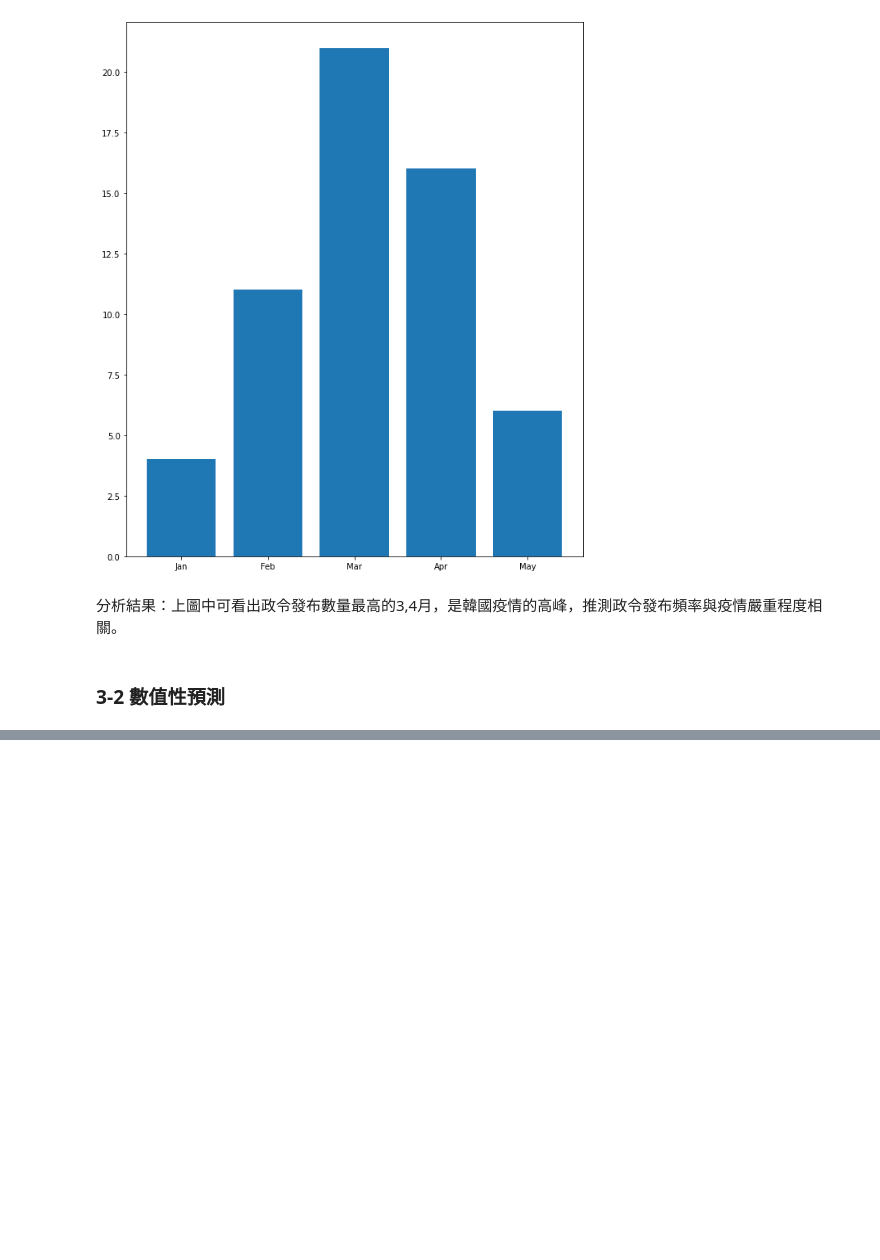
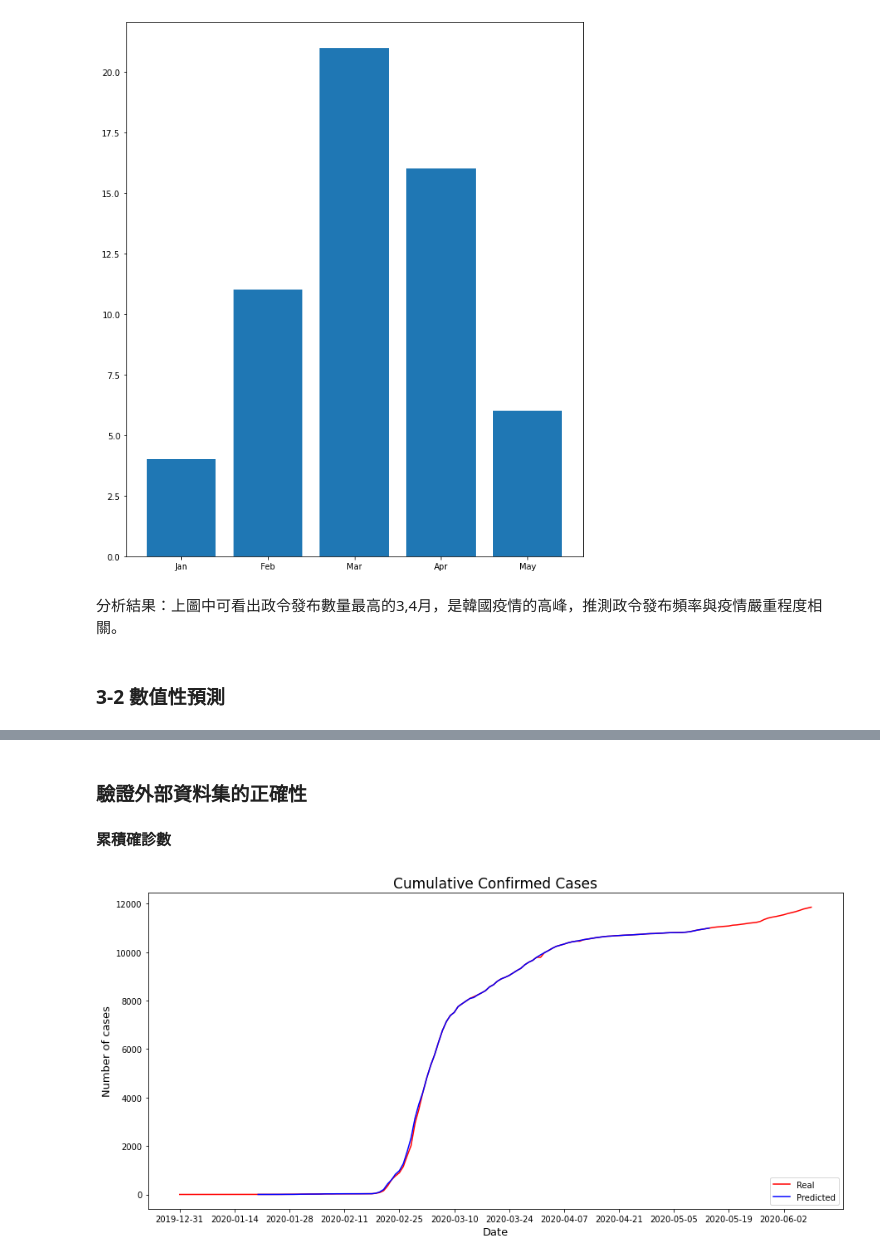
Before and after one commit to JeKuan/FDA_KOREA, a Jupyter notebook: Integrated.ipynb, the cells around one changed output, grey strips where cells are left out. Drawn from its saved outputs; the diff is of its cells as text; code cells hidden in the pictures; blank space fills up the shorter version.

```diff
--- a/Integrated.ipynb
+++ b/Integrated.ipynb
@@ -18,7 +18,7 @@ warnings.filterwarnings('ignore')
 # %%
 file_names = ['TimeAge.csv', 'TimeProvince.csv', 'Region.csv', 'TimeGender.csv'
               , 'Time.csv', 'Case.csv', 'Weather.csv', 'PatientInfo.csv'
-              , 'PatientRoute.csv', 'SeoulFloating.csv', 'SearchTrend.csv', 'Policy.csv']
+              , 'PatientRoute.csv', 'SeoulFloating.csv', 'SearchTrend.csv', 'Policy.csv','Ground.csv']
 datasets = []
 for f in file_names:
     datasets.append('dataset/' + f)
@@ -38,6 +38,7 @@ patientRoute = pd.read_csv(datasets[8])
 sfloat = pd.read_csv(datasets[9])
 search = pd.read_csv(datasets[10])
 policy = pd.read_csv(datasets[11])
+ground = pd.read_csv(datasets[12])
 # %% [markdown]
 # PartI 區域性層面分析
 -----------------------------------
@@ -2417,0 +2419,4 @@ bar = ax.bar(month, policy_count)
+# %%
+df_ground = ground
+df_ground = df_ground[df_ground.iso_code == 'KOR']
+display(df_ground.head(5).append(df_ground.tail(5)))
@@ -2417,0 +2436,17 @@ bar = ax.bar(month, policy_count)
+# %% [markdown]
+### 驗證外部資料集的正確性
+# %% [markdown]
+**累積確診數**
+# %%
+fig, ax = plt.subplots(figsize=(15, 7))
+plt.title('Cumulative Confirmed Cases', fontsize=17)
+ax.set_xlabel('Date', size=13)
+ax.set_ylabel('Number of cases', size=13)
+
+plt.plot(df_ground.date.unique(), df_ground.total_cases , label='Real', color='red')
+plt.plot(time.date.unique(), time.confirmed , label='Predicted', color='blue')
+plt.legend(loc='lower right')
+ax.set_xticks(ax.get_xticks()[::14])
+plt.show()
+# %% [output]
+[figure, added]
```
Also changed, not shown: parts of 21 cells of this notebook, 1 other file.
